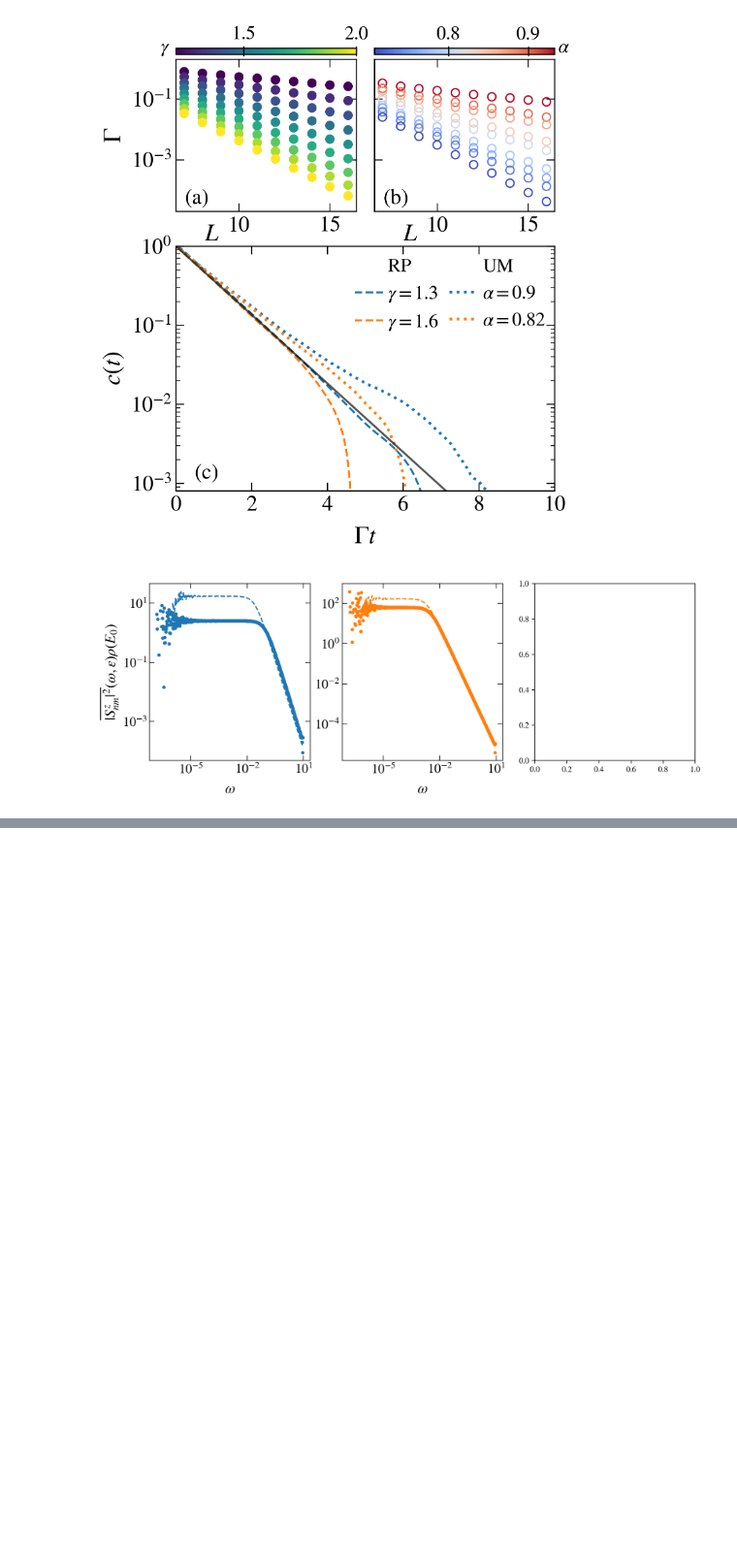
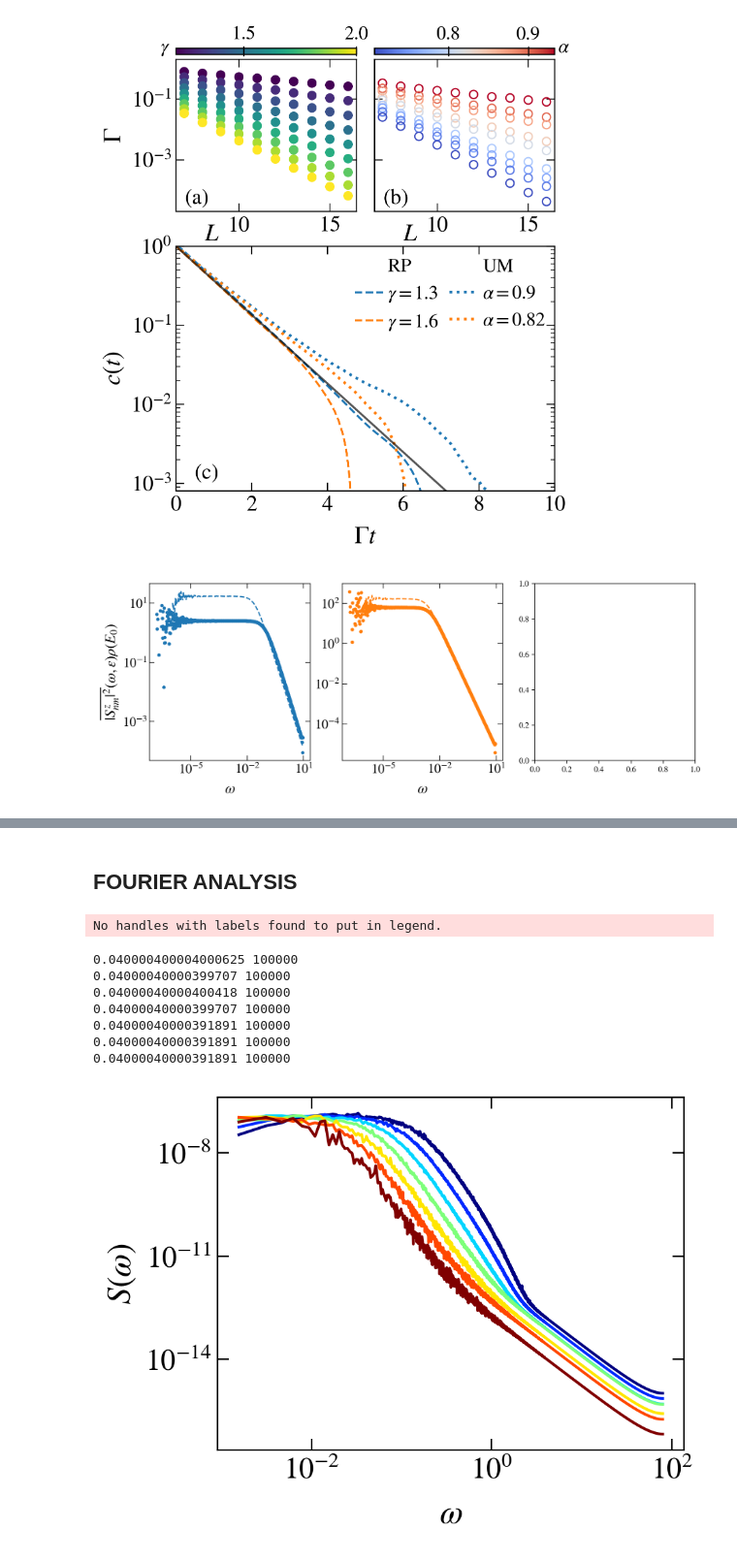
Before and after one commit to Rafal-Swietek/QHamSolver, a Jupyter notebook: Quadratic/Jupyter_Python/anomalous.ipynb, the cells around one changed output, grey strips where cells are left out. Shown at 97% size. Saved outputs shown, nothing was run; the diff lists cells and outputs as text; code cells hidden in the pictures; blank space fills up the shorter version.

```diff
--- a/Quadratic/Jupyter_Python/anomalous.ipynb
+++ b/Quadratic/Jupyter_Python/anomalous.ipynb
@@ -837,0 +764,2 @@ axis.plot(0, 1, "^k", transform=axis.get_xaxis_transform(), clip_on=False)  # Ar
+# %% [markdown]
+## FOURIER ANALYSIS
@@ -837,0 +770,50 @@ axis.plot(0, 1, "^k", transform=axis.get_xaxis_transform(), clip_on=False)  # Ar
+# %%
+colors_ls_cyc = itertools.cycle(colors_ls)
+
+L = 20
+w = 2
+J = 1
+g=0.2
+op=0
+modello = 'RP'
+prefix = base_dir(model=modello, d=DIM) + 'Quench/Fourier/'
+
+sizes = np.arange(8, 15, 1)
+gammas = np.arange(0.0, 2.9, 0.1)
+
+DIM = 1
+fig, axis = plt.subplots( nrows=1, ncols=1, figsize=(4.5,3.5), dpi = 200, sharex=False, sharey=False)
+
+s_m = matplotlib.cm.ScalarMappable(cmap='jet', norm=matplotlib.colors.Normalize(
+        vmin=min(sizes),
+        vmax=max(sizes)))
+s_m.set_array([])
+
+gx = 1.5
+for L in sizes:
+    col = s_m.to_rgba(L)
+    dim = 2**L
+    name_out = prefix + info(L=L, J=J, g=gx, model=modello, ext='.hdf5')
+    if exists(name_out):
+        with h5py.File(name_out, "r") as file:
+            times  = np.array(file.get('times'))
+            print(times[1] - times[0], times.size)
+            omegas  = 2 * np.pi * np.array(file.get('frequency'))[1:]
+            power_spectrum  = np.array(file.get('power spectrum'))[1:]
+            # print(omegas.shape, power_spectrum.shape)
+            axis.plot(omegas, power_spectrum, color=col)
+# x = np.logspace(-0, 2.5, 100)
+# axis.plot(x, 0.01/x**1.4, ls='--', color='k')
+# axis.plot(x, 0.0025/x**1, ls='--', color='red')
+
+fig_help.set_plot_elements(axis, ylabel=r"$S(\omega)$", xlabel=r"$\omega$", font_size=16, set_legend=1, xscale='log', yscale='log')
+# %% [output]
+No handles with labels found to put in legend.
+0.040000400004000625 100000
+0.04000040000399707 100000
+0.04000040000400418 100000
+0.04000040000399707 100000
+0.04000040000391891 100000
+0.04000040000391891 100000
+0.04000040000391891 100000
+[figure, added]
```
Also changed, not shown: parts of 13 cells of this notebook, 3 other files.
